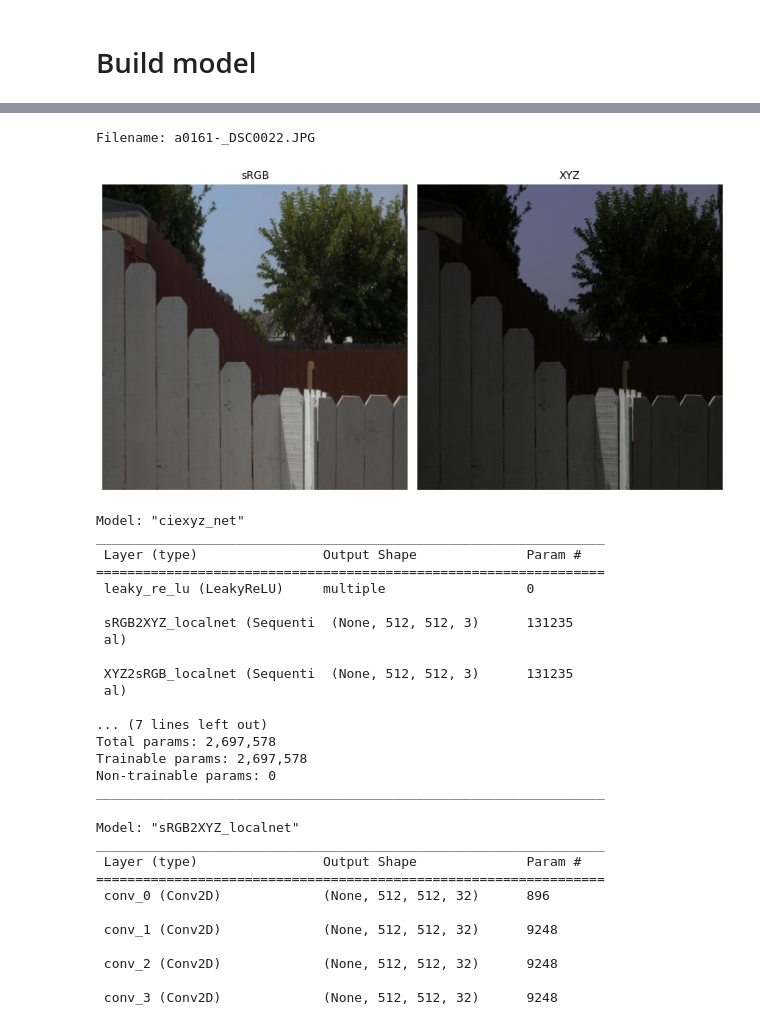
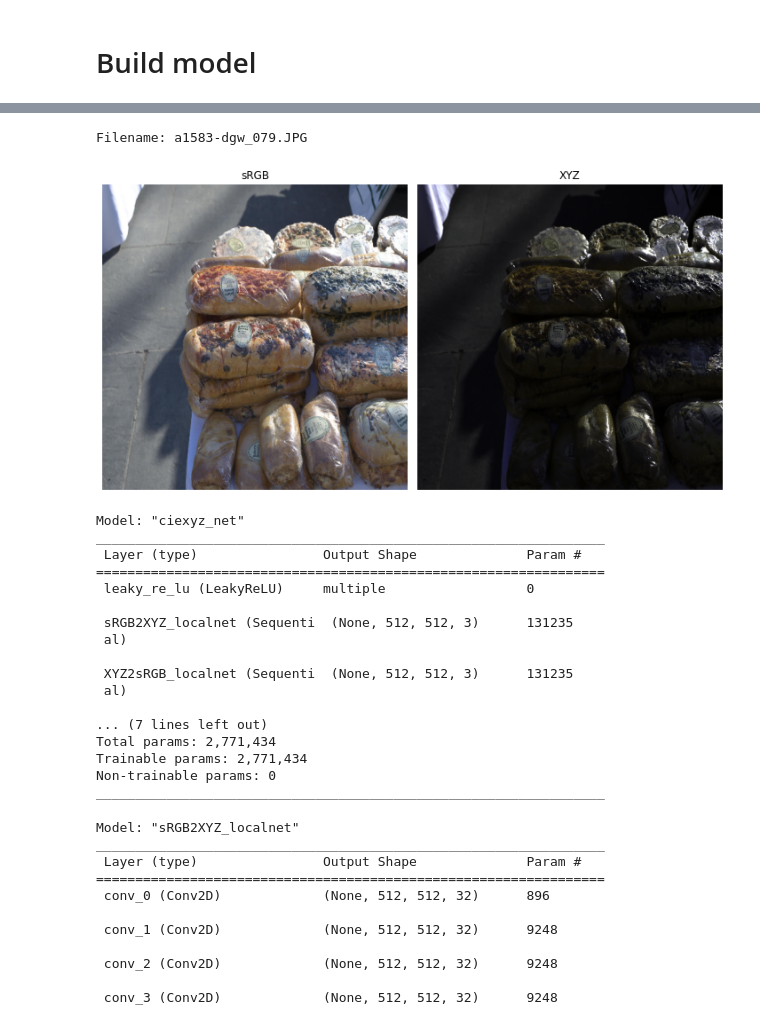
Before and after one commit to syalabi-seet/XYZNetCustom, a Jupyter notebook: test.ipynb, the cells around one changed output, grey strips where cells are left out. Saved outputs shown, nothing was run; the diff lists cells and outputs as text; code cells hidden in the pictures.

```diff
--- a/test.ipynb
+++ b/test.ipynb
@@ -36,17 +36,17 @@ Your kernel may have been built without NUMA support.
 config = {
     'local_depth': 16,
     'local_convdepth': 32,
-    'local_imagesize': 256,
-    'global_depth': 5,
+    'local_imagesize': 512,
+    'global_depth': 6,
     'global_convdepth': 64,
-    'global_imagesize': 128,
+    'global_imagesize': 256,
     'scale': 0.25}
 
 model = CIEXYZNet(**config)
 # %% [markdown]
 # Build model
 # %%
-dataloader = DataLoader('testing')
+dataloader = DataLoader('training', image_size=512)
 data = dataloader.data
 # %%
 for i, batch in enumerate(data):
@@ -57,18 +58,19 @@ for i, batch in enumerate(data):
 # %%
 fig, ax = plt.subplots(1, 2, figsize=(10,10))
 
-print("Filename:", batch['filename'][0].numpy().decode())
-ax[0].imshow(batch['sRGB_image'][0])
-ax[1].imshow(batch['XYZ_image'][0])
+idx = 0
+print("Filename:", batch['filename'][idx].numpy().decode())
+ax[0].imshow(batch['sRGB_image'][idx])
+ax[1].imshow(batch['XYZ_image'][idx])
 ax[0].set_title("sRGB")
 ax[1].set_title("XYZ")
 ax[0].axis("off")
 ax[1].axis("off")
 plt.tight_layout()
 plt.show()
 # %% [output]
-Filename: a0161-_DSC0022.JPG
+Filename: a1583-dgw_079.JPG
-[figure, old version]
+[figure, new version]
 # %%
 model.summary()
 # %% [output]
@@ -85,8 +87,8 @@ _________________________________________________________________
  al)
 
 ... (7 lines left out)
-Total params: 2,697,578
-Trainable params: 2,697,578
+Total params: 2,771,434
+Trainable params: 2,771,434
 Non-trainable params: 0
 _________________________________________________________________
 # %%
```
Also changed, not shown: parts of 3 cells of this notebook, 8 other files.
